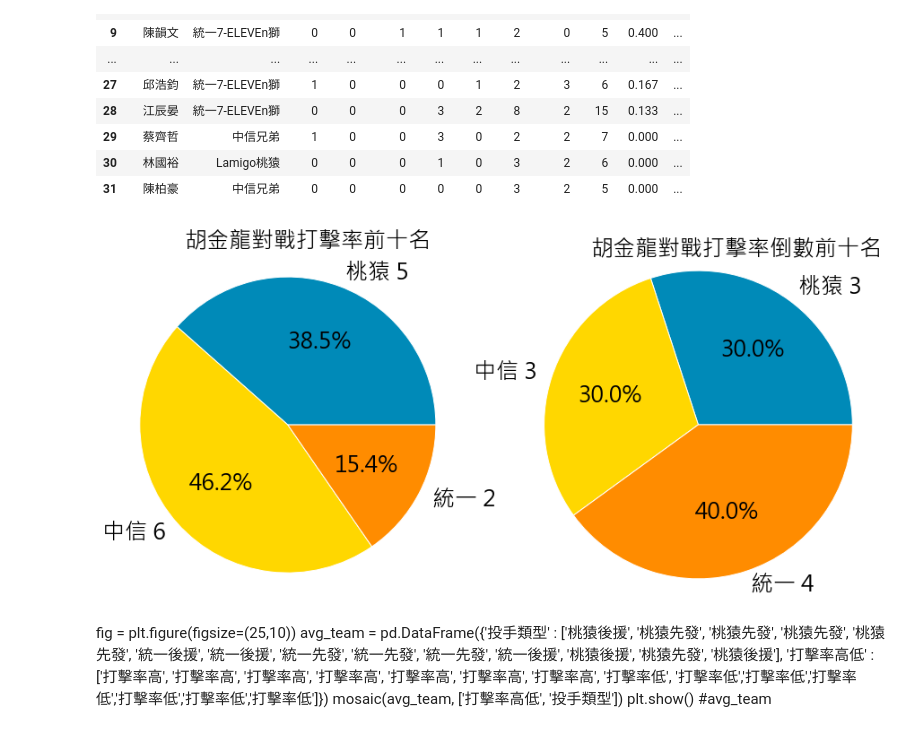
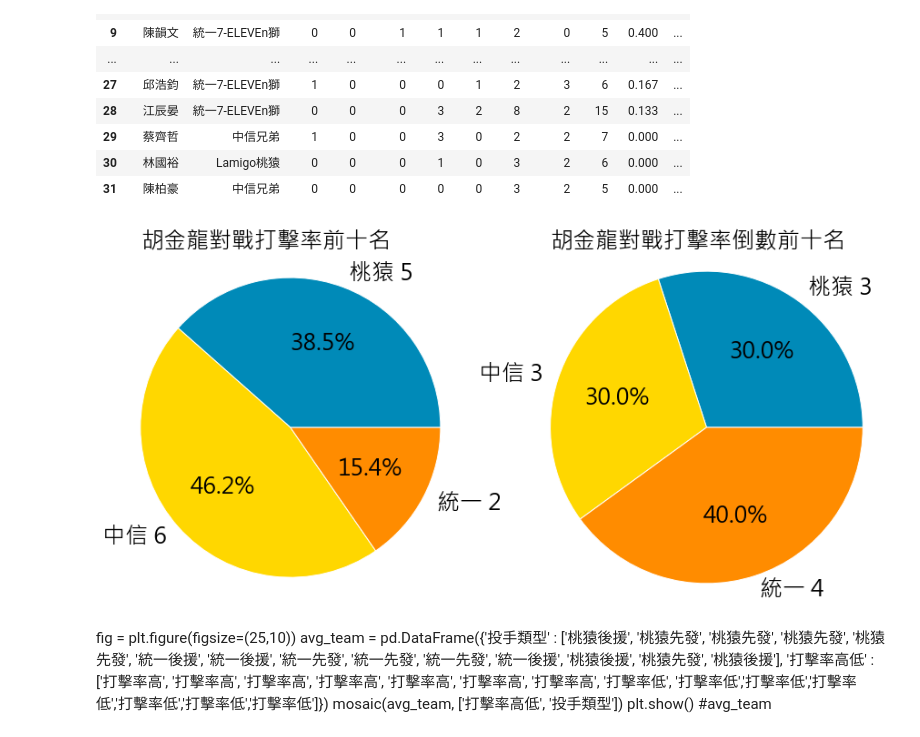
Before and after one commit to ShiNSanity75/Data_Visualization, a Jupyter notebook: Final/胡金龍.ipynb, the cells around one changed output. Saved outputs shown, nothing was run; the diff lists cells and outputs as text; code cells hidden in the pictures.

```diff
--- a/Final/胡金龍.ipynb
+++ b/Final/胡金龍.ipynb
@@ -49,28 +50,28 @@ hu15_2018_NEW
 # %%
 fig = plt.figure(figsize=(15,15))
 
 label1 = '桃猿 5', '中信 6', '統一 2'
 size1 = [5, 6, 2]
 
 label2 = '桃猿 3', '中信 3', '統一 4'
 size2 = [3, 3, 4]
 
 colors = ['#008AB8', '#FFD700', '#FF8C00']
 plt.subplot(221)
 plt.pie(size1,labels=label1, autopct='%1.1f%%', colors = colors, wedgeprops=dict(edgecolor='#FFFFFF'),
         textprops = {'fontsize':25})
-plt.text(-0.7,1.2,"胡金龍對戰打擊率前十名", fontsize=25)
+plt.text(-1.0,1.2,"胡金龍對戰打擊率前十名", fontsize=25)
 plt.axis('equal')
 #plt.title("羅力被全壘打之圓餅圖", fontsize=25)
 
 plt.subplot(222)
 plt.pie(size2,labels=label2, autopct='%1.1f%%', colors = colors, wedgeprops=dict(edgecolor='#FFFFFF'),
         textprops = {'fontsize':25})
-plt.text(-0.7,1.1,"胡金龍對戰打擊率倒數前十名", fontsize=25)
+plt.text(-1.0,1.15,"胡金龍對戰打擊率倒數前十名", fontsize=25)
 plt.axis('equal')
 plt.show()
 # %% [output]
-[figure, old version]
+[figure, new version]
 # %% [markdown]
 fig = plt.figure(figsize=(25,10))
 avg_team = pd.DataFrame({'投手類型' : ['桃猿後援', '桃猿先發', '桃猿先發', '桃猿先發', '桃猿先發', '統一後援', '統一後援',
```
Also changed, not shown: parts of 2 cells of this notebook.
